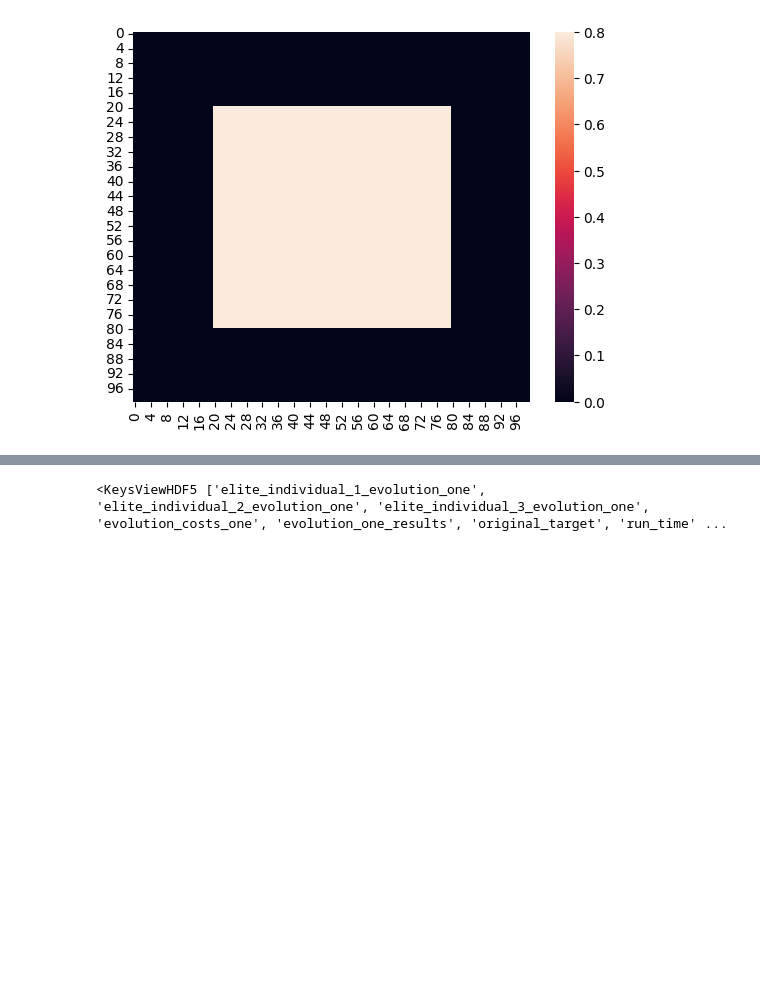
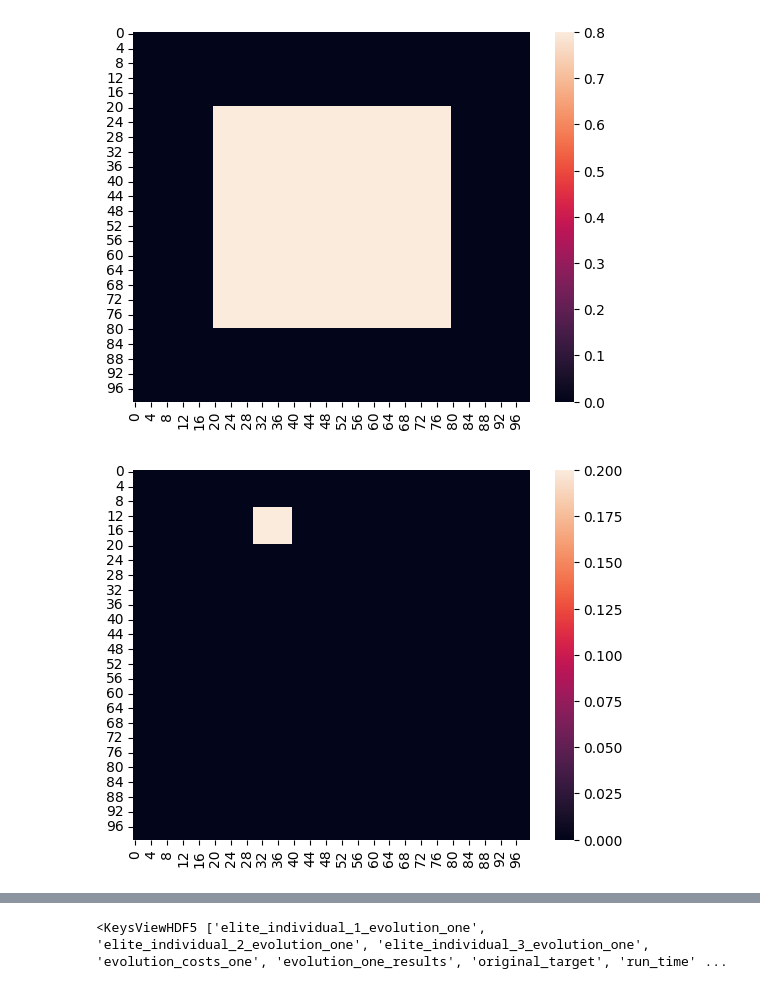
Before and after one commit to LoqmanSamani/grn-designer, a Jupyter notebook: new_/test.ipynb, the cells around one changed output, grey strips where cells are left out. Saved outputs shown, nothing was run; the diff lists cells and outputs as text; code cells hidden in the pictures; blank space fills up the shorter version.

```diff
--- a/new_/test.ipynb
+++ b/new_/test.ipynb
@@ -9,14 +16,18 @@ from simulation import individual_simulation as sim_
 # %%
-t = np.zeros((100, 100))
-t[20:80, 20:80] = .8
-sns.heatmap(t)
+t = np.zeros((2, 100, 100))
+t[1, 10:20, 30:40] = 0.2
+t[0, 20:80, 20:80] = .8
+sns.heatmap(t[0])
+plt.show()
+sns.heatmap(t[1])
 plt.show()
 
 ind_params = {"species_parameters":[(.36, .12, .6), (.2, .1, .4)],
               "pair_parameters":[(1.6, .3, .1, .17)]}
 sim_params = {"max_simulation_epoch":200,
               "simulation_stop_time":20,
               "time_step": .2}
 # %% [output]
 [figure]
+[figure, added]
 # %%
```
Also changed, not shown: parts of 4 cells of this notebook, 9 other files.
